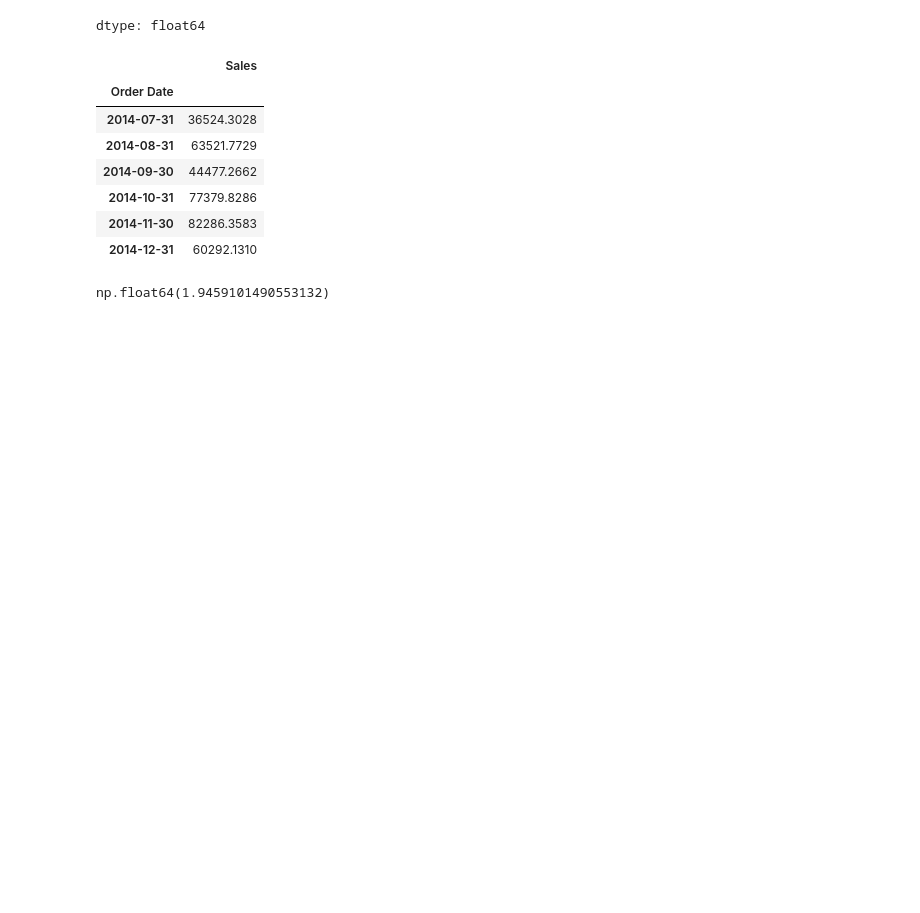
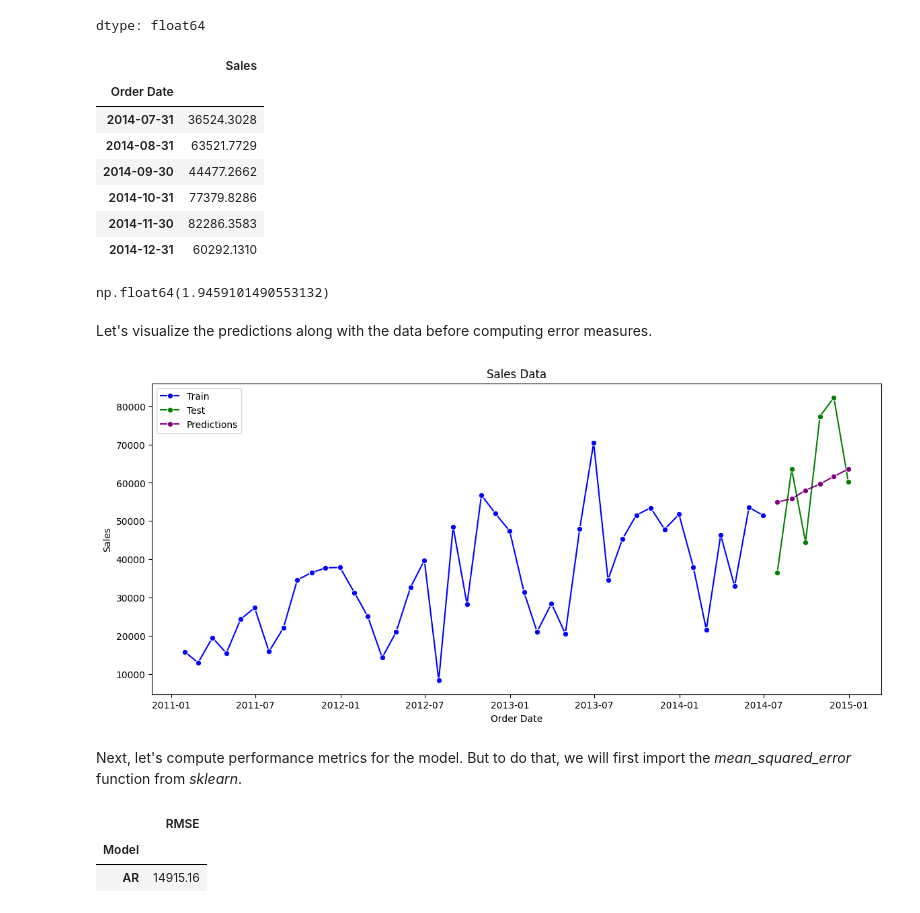
Before and after one commit to sk-shahsi/ML_Model, a Jupyter notebook: Time_series.ipynb, the cells around one changed output. Cells and saved outputs as stored; diff of their text form; code cells hidden in the pictures; blank space fills up the shorter version.

```diff
--- a/Time_series.ipynb
+++ b/Time_series.ipynb
@@ -608,3 +608,26 @@ df_test
 np.log(7)
 # %% [output]
 np.float64(1.9459101490553132)
+# %%
+#append the prediction with df_boxcox_diff to prepre the data for invers transformation
+df_boxcox_diff_preds = pd.concat([df_boxcox_diff,ar_model_preds]) #append series
+# %%
+# Reverse the differencing transformation that was done on the data
+df_boxcox_preds = df_boxcox_diff_preds.cumsum() #cummulative series
+df_boxcox_preds = df_boxcox_preds.add(df_boxcox[0]) #initial value adjustment
+# %%
+# Reverse the Box-Cox transformation that was done on the data
+df_preds = np.exp(df_boxcox_preds)
+# %% [markdown]
+Let's visualize the predictions along with the data before computing error measures.
+# %%
+# Plot the time series data with the train-test split and the testing data predictions
+plt.figure(figsize = (14, 6))
+sns.lineplot(data = df_train, x = 'Order Date', y = 'Sales', marker = 'o', color = 'blue', label = 'Train')
+sns.lineplot(data = df_test, x = 'Order Date', y = 'Sales', marker = 'o', color = 'green', label = 'Test')
+sns.lineplot(x = df_preds.index[train_len:], y = df_preds.values[train_len:], marker = 'o', color = 'purple', label = 'Predictions')
+plt.title('Sales Data');
+# %% [output]
+[figure, added]
+# %% [markdown]
+Next, let's compute performance metrics for the model. But to do that, we will first import the *mean_squared_error* function from *sklearn*.
@@ -610,0 +637,15 @@ np.float64(1.9459101490553132)
+# %%
+# Summarize the performance of the model on the test data using RMSE and MAPE
+rmse = np.sqrt(mean_squared_error(y_true = df_test['Sales'], y_pred = df_preds.values[train_len:]))
+
+rmse = np.round(rmse, 2)
+
+performance_df = pd.DataFrame(index = [0],data = {'Model': 'AR', 'RMSE': rmse})
+
+performance_df.set_index('Model', inplace = True)
+
+performance_df
+# %% [output]
+|  | RMSE |
+| Model |  |
+| AR | 14915.16 |
```
Also changed, not shown: parts of 27 cells of this notebook.
